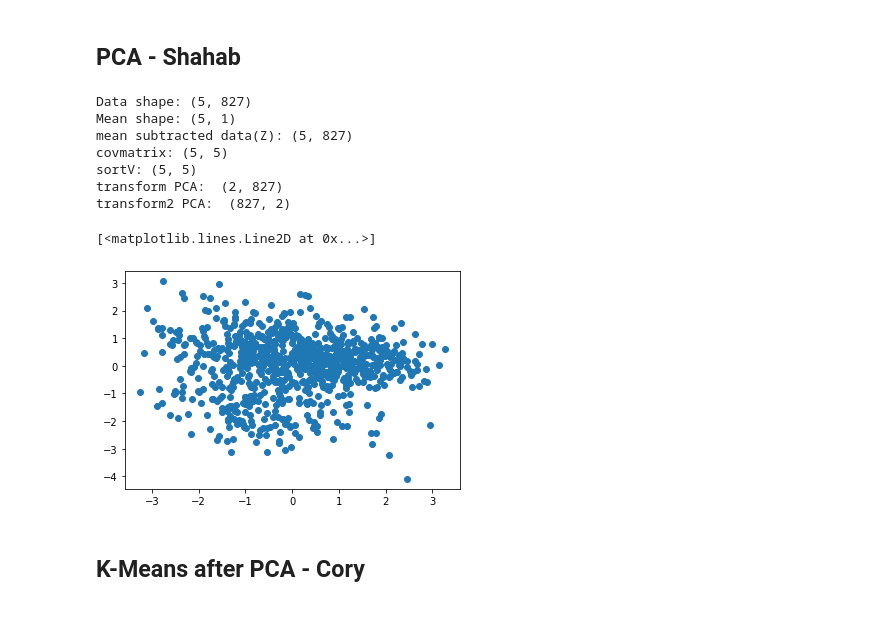
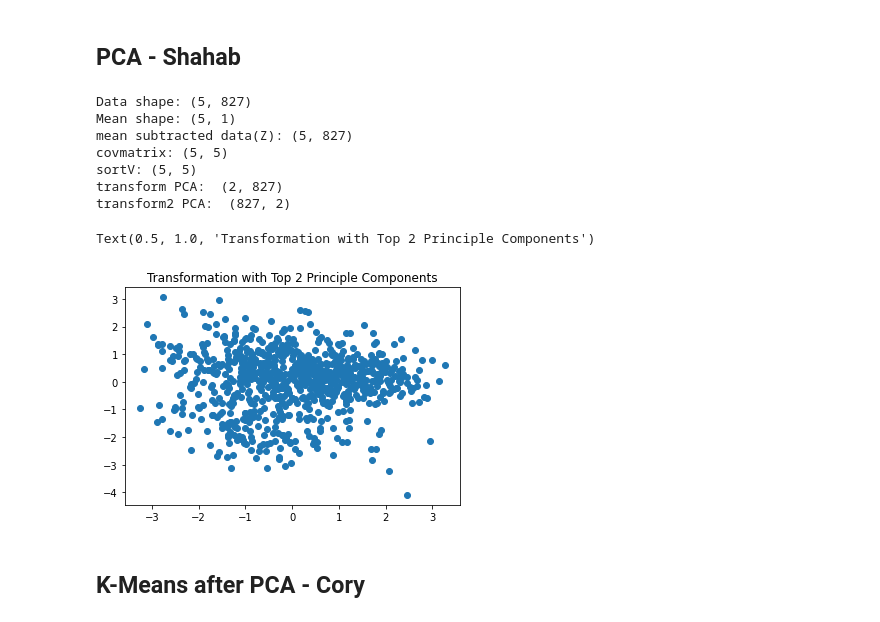
Before and after one commit to shaniaie/COGS_118B_PROJECT, a Jupyter notebook: Project_updated.ipynb, the cells around one changed output. Saved outputs shown, nothing was run; the diff lists cells and outputs as text; code cells hidden in the pictures.

```diff
--- a/Project_updated.ipynb
+++ b/Project_updated.ipynb
@@ -291,35 +291,36 @@ print("Mean shape:", mean.shape)
 # calcuclates the matrix of mean subtracted points
 Z = x - mean
 print("mean subtracted data(Z):", Z.shape)
 
 # calculates the covariance matrix
 covmatrix = 1/(len(x[0]))*np.matmul(Z,Z.T)
 print("covmatrix:", covmatrix.shape)
 
 #calculates eigenvalues
 eigvals, V = np.linalg.eig(covmatrix)
 sortV, sortD = eigsort(V, eigvals)
 print("sortV:", sortV.shape)
 
 #transforms the entire dataset using top 2 principal components
 transform = (sortV[:,0:2].T.dot(Z))
 print("transform PCA: ", transform.shape)
 
 #transforms the entire dataset using top 2 principal components
 transform2 = (Z.T.dot(sortV[:,0:2]))
 print("transform2 PCA: ", transform2.shape)
 
 plt.plot(transform[0], transform[1], "o")
+plt.title("Transformation with Top 2 Principle Components")
 # %% [output]
 Data shape: (5, 827)
 Mean shape: (5, 1)
 mean subtracted data(Z): (5, 827)
 covmatrix: (5, 5)
 sortV: (5, 5)
 transform PCA:  (2, 827)
 transform2 PCA:  (827, 2)
-[<matplotlib.lines.Line2D at 0x...>]
+Text(0.5, 1.0, 'Transformation with Top 2 Principle Components')
-[figure, old version]
+[figure, new version]
 # %% [markdown]
 ## K-Means after PCA - Cory
 # %%
```
Also changed, not shown: parts of 4 cells of this notebook.
